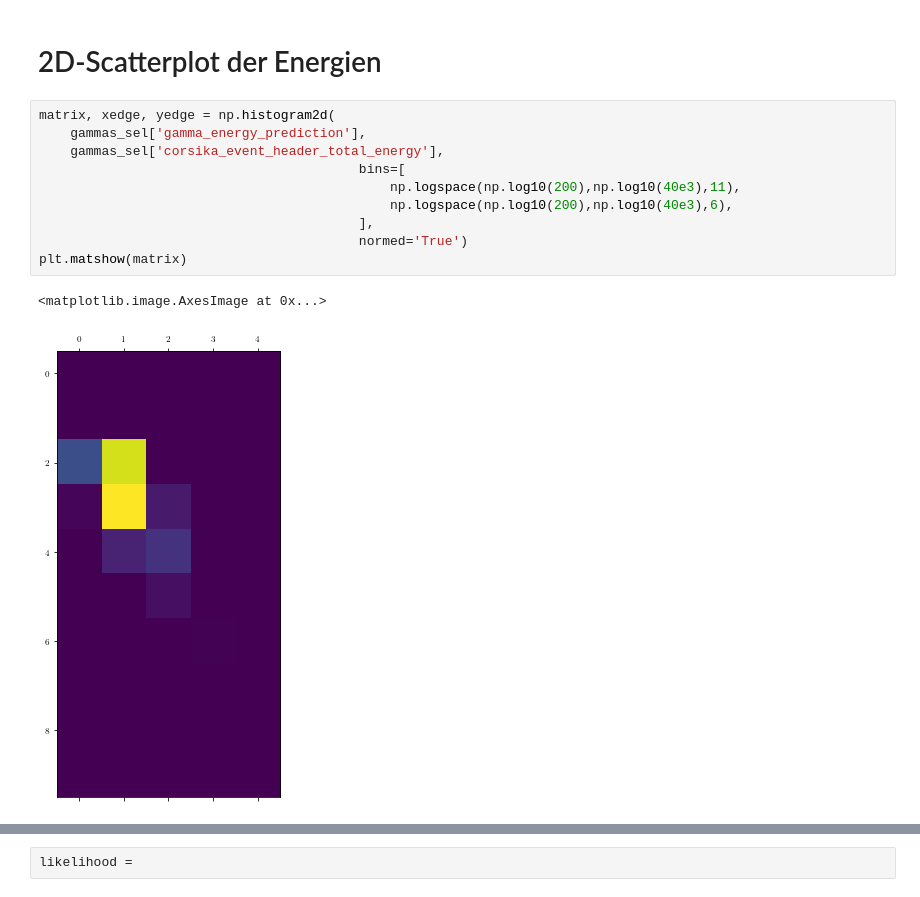
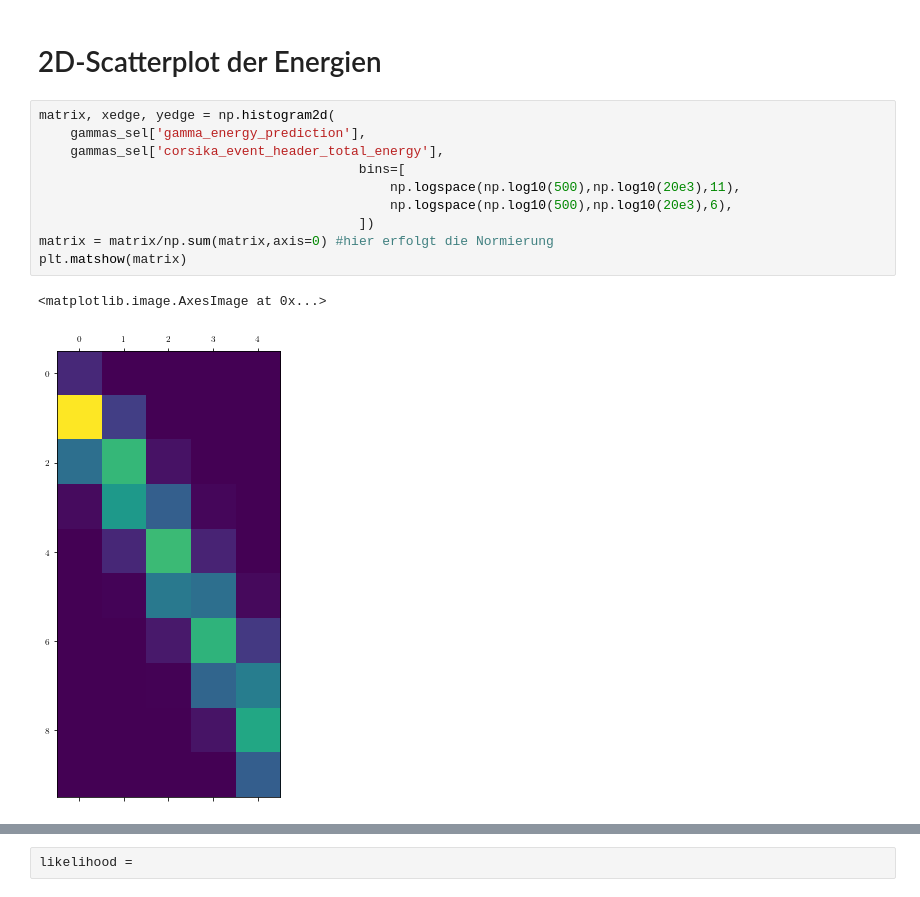
Before and after one commit to Ninilini/FP_Teilchen, a Jupyter notebook: FACT/plots/data_reading.ipynb, the cells around one changed output, grey strips where cells are left out. Drawn from its saved outputs; the diff is of its cells as text.

```diff
--- a/FACT/plots/data_reading.ipynb
+++ b/FACT/plots/data_reading.ipynb
@@ -141,13 +141,13 @@ print(len(crab_events_sel_1.theta_deg_off_1.values))
 # %%
 matrix, xedge, yedge = np.histogram2d(
     gammas_sel['gamma_energy_prediction'],
     gammas_sel['corsika_event_header_total_energy'],
                                          bins=[
-                                             np.logspace(np.log10(200),np.log10(40e3),11),
-                                             np.logspace(np.log10(200),np.log10(40e3),6),
-                                         ],
-                                         normed='True')
+                                             np.logspace(np.log10(500),np.log10(20e3),11),
+                                             np.logspace(np.log10(500),np.log10(20e3),6),
+                                         ])
+matrix = matrix/np.sum(matrix,axis=0) #hier erfolgt die Normierung
 plt.matshow(matrix)
 # %% [output]
 <matplotlib.image.AxesImage at 0x...>
-[figure, old version]
+[figure, new version]
```
Also changed, not shown: parts of 7 cells of this notebook.
